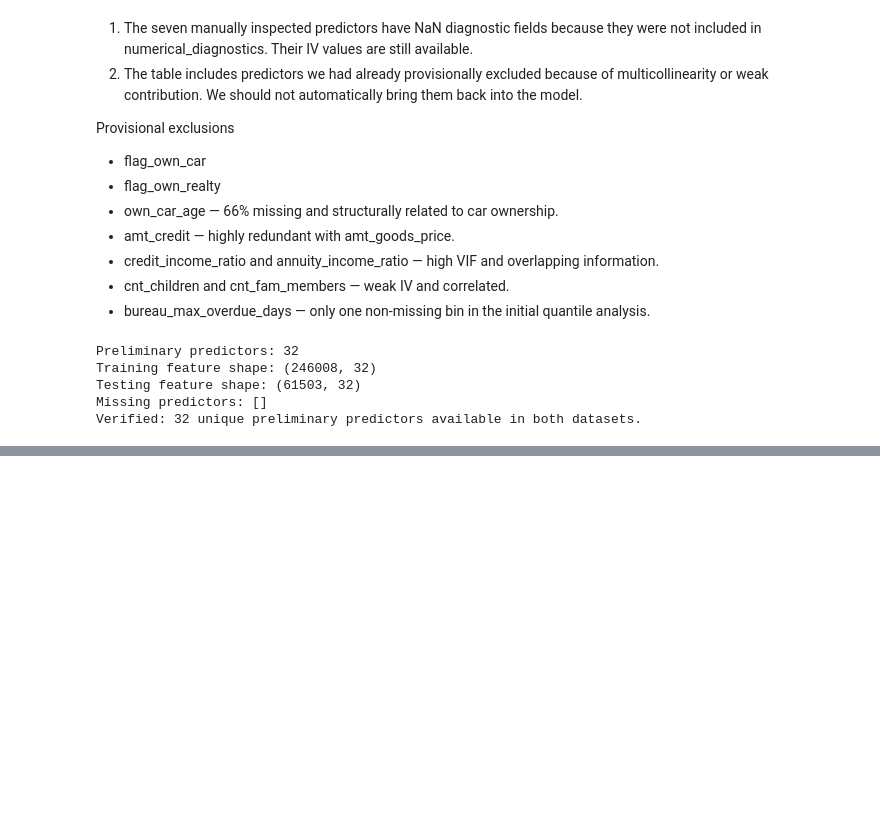
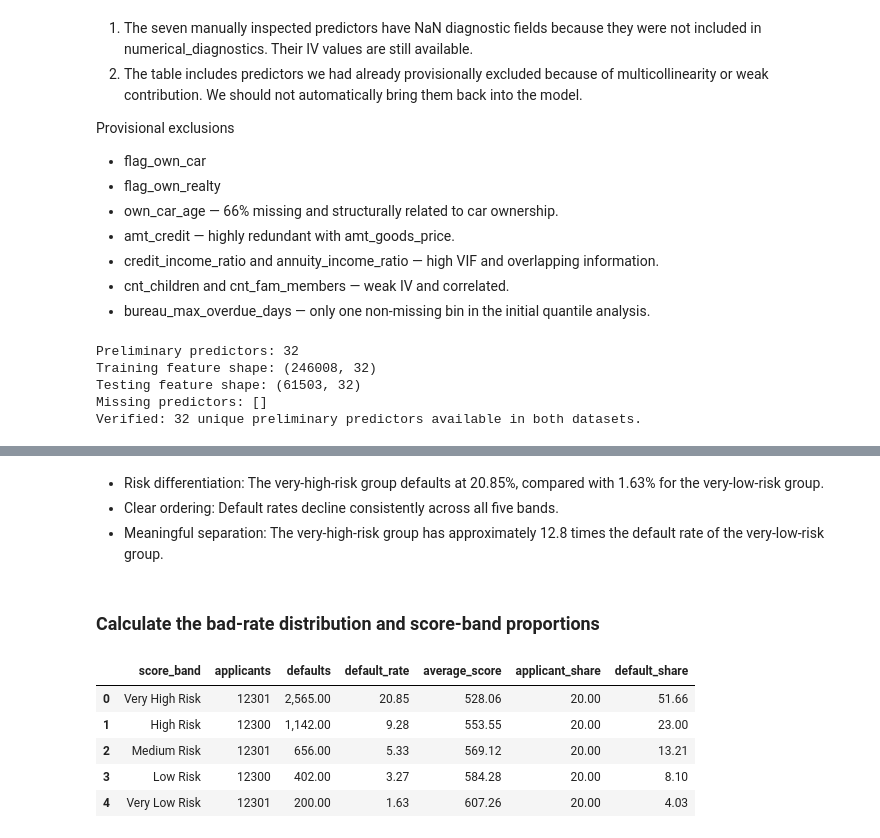
Before and after one commit to motebrian/MSME-LENDING-PORTFOLIO-PROJECT, a Jupyter notebook: 06_woe_iv_analysis.ipynb, the cells around one changed output, grey strips where cells are left out. Drawn from its saved outputs; the diff is of its cells as text; code cells hidden in the pictures; blank space fills up the shorter version.

```diff
--- a/06_woe_iv_analysis.ipynb
+++ b/06_woe_iv_analysis.ipynb
@@ -2528,0 +3363,29 @@ Verified: 32 unique preliminary predictors available in both datasets.
+# %%
+# Scorecard scaling parameters
+BASE_SCORE = 600
+BASE_ODDS = 50
+PDO = 20
+
+# Scaling factor and offset
+factor = PDO / np.log(2)
+offset = BASE_SCORE - factor * np.log(BASE_ODDS)
+
+# Model coefficients
+intercept = reduced_model.intercept_[0]
+coefficients = reduced_model.coef_[0]
+
+# Calculate linear predictor on test data
+log_odds_default = (
+    reduced_model.decision_function(X_test_reduced)
+)
+
+# Convert default log-odds into good:bad log-odds
+log_odds_good_bad = -log_odds_default
+
+# Calculate credit scores
+y_test_scores = offset + factor * log_odds_good_bad
+
+print(f"Factor: {factor:.4f}")
+print(f"Offset: {offset:.4f}")
+print(f"\nScore summary:")
+print(pd.Series(y_test_scores).describe().round(2))
@@ -2528,0 +3587,25 @@ Verified: 32 unique preliminary predictors available in both datasets.
+# %% [markdown]
+- Risk differentiation: The very-high-risk group defaults at 20.85%, compared with 1.63% for the very-low-risk group.
+- Clear ordering: Default rates decline consistently across all five bands.
+- Meaningful separation: The very-high-risk group has approximately 12.8 times the default rate of the very-low-risk group.
+# %% [markdown]
+### Calculate the bad-rate distribution and score-band proportions
+# %%
+score_band_summary["applicant_share"] = (
+    score_band_summary["applicants"]
+    / score_band_summary["applicants"].sum() * 100
+)
+
+score_band_summary["default_share"] = (
+    score_band_summary["defaults"]
+    / score_band_summary["defaults"].sum() * 100
+)
+
+score_band_summary.round(2)
+# %% [output]
+|  | score_band | applicants | defaults | default_rate | average_score | applicant_share | default_share |
+| 0 | Very High Risk | 12301 | 2,565.00 | 20.85 | 528.06 | 20.00 | 51.66 |
+| 1 | High Risk | 12300 | 1,142.00 | 9.28 | 553.55 | 20.00 | 23.00 |
+| 2 | Medium Risk | 12301 | 656.00 | 5.33 | 569.12 | 20.00 | 13.21 |
+| 3 | Low Risk | 12300 | 402.00 | 3.27 | 584.28 | 20.00 | 8.10 |
+| 4 | Very Low Risk | 12301 | 200.00 | 1.63 | 607.26 | 20.00 | 4.03 |
```
Also changed, not shown: parts of 55 cells of this notebook.
